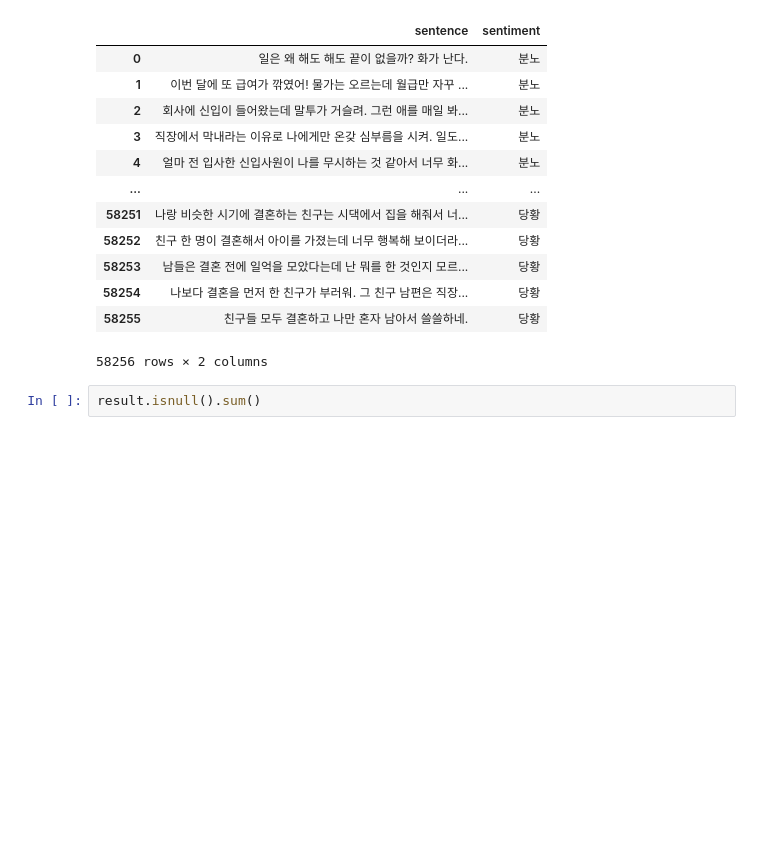
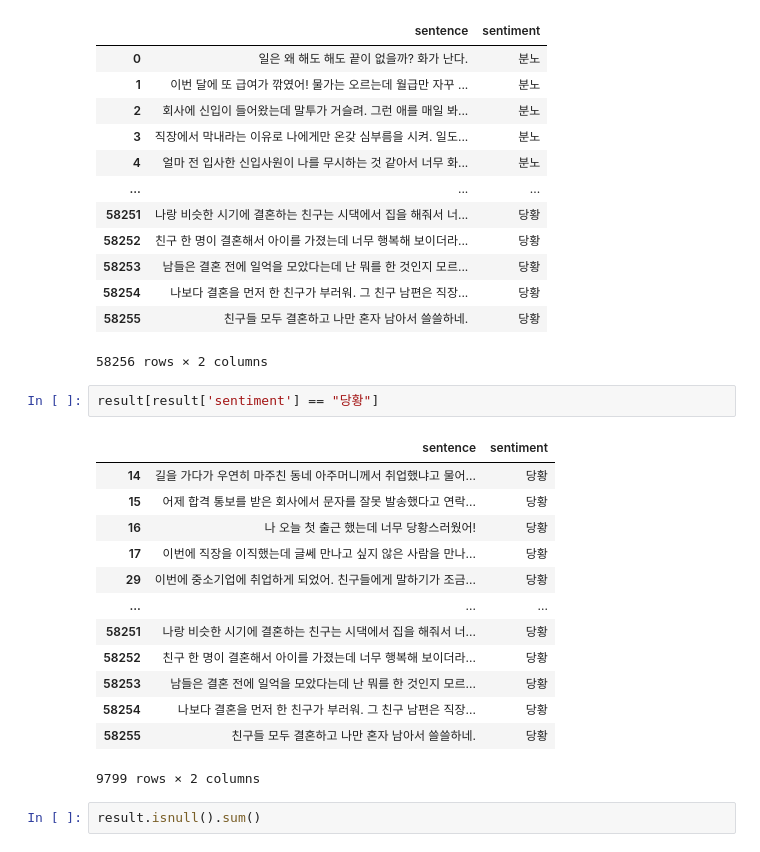
Before and after one commit to DDalaDDula/NIFoS, a Jupyter notebook: Sentiment_analysis/preprocessing.ipynb, the cells around one changed output. Cells and saved outputs as stored; diff of their text form; blank space fills up the shorter version.

```diff
--- a/Sentiment_analysis/preprocessing.ipynb
+++ b/Sentiment_analysis/preprocessing.ipynb
@@ -34,6 +59,22 @@ result
 | 58254 | 나보다 결혼을 먼저 한 친구가 부러워. 그 친구 남편은 직장... | 당황 |
 | 58255 | 친구들 모두 결혼하고 나만 혼자 남아서 쓸쓸하네. | 당황 |
 58256 rows × 2 columns
+# %%
+result[result['sentiment'] == "당황"]
+# %% [output]
+|  | sentence | sentiment |
+| 14 | 길을 가다가 우연히 마주친 동네 아주머니께서 취업했냐고 물어... | 당황 |
+| 15 | 어제 합격 통보를 받은 회사에서 문자를 잘못 발송했다고 연락... | 당황 |
+| 16 | 나 오늘 첫 출근 했는데 너무 당황스러웠어! | 당황 |
+| 17 | 이번에 직장을 이직했는데 글쎄 만나고 싶지 않은 사람을 만나... | 당황 |
+| 29 | 이번에 중소기업에 취업하게 되었어. 친구들에게 말하기가 조금... | 당황 |
+| ... | ... | ... |
+| 58251 | 나랑 비슷한 시기에 결혼하는 친구는 시댁에서 집을 해줘서 너... | 당황 |
+| 58252 | 친구 한 명이 결혼해서 아이를 가졌는데 너무 행복해 보이더라... | 당황 |
+| 58253 | 남들은 결혼 전에 일억을 모았다는데 난 뭐를 한 것인지 모르... | 당황 |
+| 58254 | 나보다 결혼을 먼저 한 친구가 부러워. 그 친구 남편은 직장... | 당황 |
+| 58255 | 친구들 모두 결혼하고 나만 혼자 남아서 쓸쓸하네. | 당황 |
+9799 rows × 2 columns
 # %%
 result.isnull().sum()
 # %% [output]
```
Also changed, not shown: parts of 3 cells of this notebook, 8 other files.
